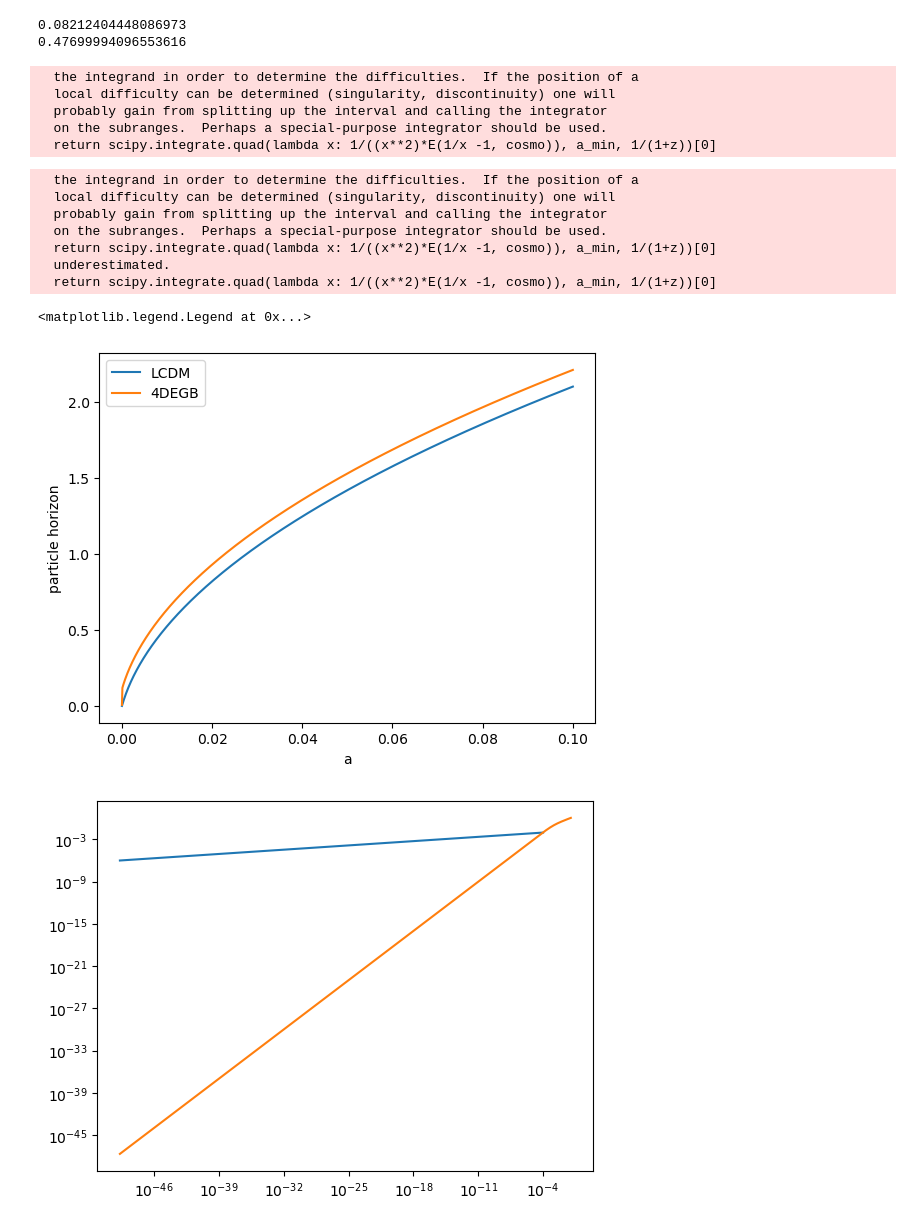
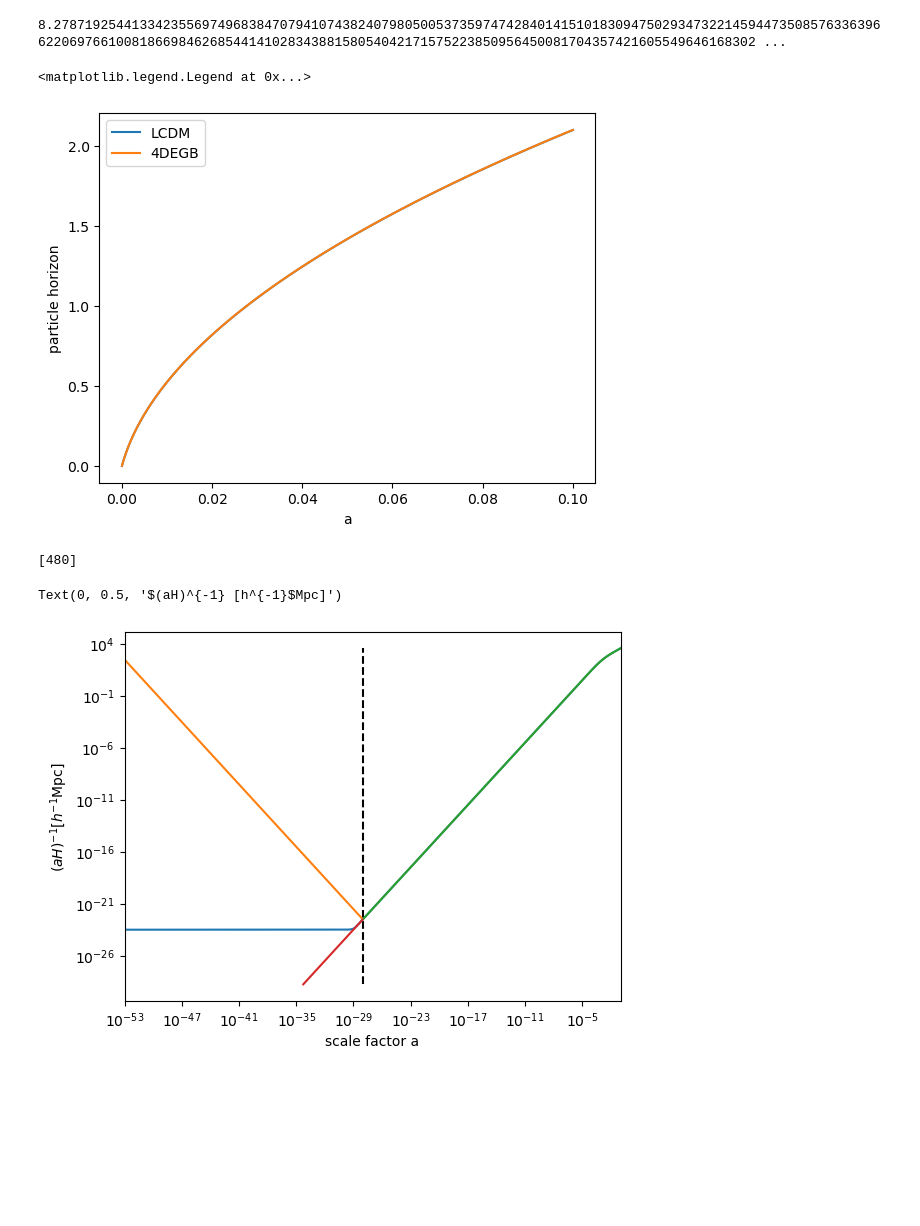
Before and after one commit to CarolaZano/4DEGB-tests, a Jupyter notebook: Background/Sound_and_particle_horizons.ipynb, the cells around one changed output. Cells and saved outputs as stored; diff of their text form; code cells hidden in the pictures; blank space fills up the shorter version.

```diff
--- a/Background/Sound_and_particle_horizons.ipynb
+++ b/Background/Sound_and_particle_horizons.ipynb
@@ -48,14 +50,14 @@ def r_s_fracH0c(z,cosmo, a_min):
     Omg_c , Omg_b , Omg_k , Omg_r, alpha_t, C_t = cosmo
     Omg_m = Omg_b + Omg_c
 
-    return scipy.integrate.quad(lambda x: 1/((x**2)*E(1/x -1, cosmo)*np.sqrt(3*(1 + R_b(Omg_b*h**2)*x))), a_min, 1/(1+z))[0]
+    return mp.quad(lambda x: 1/((x**2)*E(1/x -1, cosmo)*np.sqrt(3*(1 + R_b(Omg_b*h**2)*x))), [a_min, 1/(1+z)])
 
 # particle horizon
 def r_hor_fracH0c(z,cosmo, a_min):
     Omg_c , Omg_b , Omg_k , Omg_r, alpha_t, C_t = cosmo
     Omg_m = Omg_b + Omg_c
 
-    return scipy.integrate.quad(lambda x: 1/((x**2)*E(1/x -1, cosmo)), a_min, 1/(1+z))[0]
+    return mp.quad(lambda x: 1/((x**2)*E(1/x-1, cosmo)), [a_min, 1/(1+z)])
 
 # Used to find z_CMB
 def g1(wb):
@@ -88,16 +90,21 @@ def l_A(cosmo,h):
     Omg_m = Omg_b + Omg_c
     return np.pi*scipy.integrate.quad(lambda x: 1/E(x,cosmo), 0 , z_CMB(Omg_b,Omg_m,h))[0]/\
            (scipy.integrate.quad(lambda x: 1/((x**2)*E(1/x -1, cosmo)*np.sqrt(3*(1 + R_b(Omg_b*h**2)*x))), 1e-2, 1/(1+z_CMB(Omg_b,Omg_m,h)))[0])
+
+def find_nearest_idx(array, value):
+    array = np.asarray(array)
+    idx = (np.abs(array - value)).argmin()
+    return idx
 # %%
 # try some values
-cosmotry = [0.0453,0.027,0,9.227e-5,1e-12,0]
+cosmotry = [0.0453,0.027,0,9.227e-5,1e-20,0]
 cosmotry_LCDM = [0.0453,0.027,0,9.227e-5,0,0]
 h = 0.67
 z_CMB_val = z_CMB(cosmotry[1],(cosmotry[0]+cosmotry[1]),h)
-
 R_data = 1.74963 #\pm 5e-3 (assume no cross correlation - false)
 l_a_data = 301.80845 #\pm 0.09
-a_min = 2.5e-9
+a_min = 0
+mp.mp.dps = 3000
 
-print(r_s_fracH0c(z_CMB_val, cosmotry, a_min))
-print(np.pi*R_data/(l_a_data*np.sqrt(cosmotry[0]+cosmotry[1])))
+#print(r_s_fracH0c(z_CMB_val, cosmotry, a_min))
+#print(np.pi*R_data/(l_a_data*np.sqrt(cosmotry[0]+cosmotry[1])))
@@ -107,14 +111,13 @@ print(np.pi*R_data/(l_a_data*np.sqrt(cosmotry[0]+cosmotry[1])))
 # %%
-print(r_hor_fracH0c(z_CMB_val,cosmotry_LCDM, 0))
-print(r_hor_fracH0c(z_CMB_val,cosmotry, 1e-28))
+#print(r_hor_fracH0c(z_CMB_val,cosmotry_LCDM, 0))
+alim = 0 # approx planck scales
+#print(r_hor_fracH0c(z_CMB_val,cosmotry, alim))
+#print(r_hor_fracH0c(0,cosmotry, alim))
+val = r_hor_fracH0c(z_CMB_val,cosmotry, alim)/(
+    r_hor_fracH0c(0,cosmotry, alim) - r_hor_fracH0c(z_CMB_val,cosmotry, alim))
+print(val*180/np.pi)
 # %% [output]
-0.08212404448086973
-0.47699994096553616
+8.278719254413342355697496838470794107438240798050053735974742840141510183094750293473221459447350857633639662206976610081866984626854414102834388158054042171575223850956450081704357421605549646168302 ...
-  the integrand in order to determine the difficulties.  If the position of a
-  local difficulty can be determined (singularity, discontinuity) one will
-  probably gain from splitting up the interval and calling the integrator
-  on the subranges.  Perhaps a special-purpose integrator should be used.
-  return scipy.integrate.quad(lambda x: 1/((x**2)*E(1/x -1, cosmo)), a_min, 1/(1+z))[0]
 # %%
 a_LCDM = np.linspace(1e-20,1e-1, int(1e3))
 a = np.linspace(2e-9,1e-1, int(1e3))
@@ -125,14 +128,6 @@ r_horizon = np.zeros(len(a))
 for i in range(len(a)):
     r_horizon[i] = r_hor_fracH0c(1/a[i] - 1 , cosmotry, 1e-9)
     r_horizon_LCDM[i] = r_hor_fracH0c(1/a_LCDM[i] - 1,cosmotry_LCDM, 0)
-# %% [output]
-  the integrand in order to determine the difficulties.  If the position of a
-  local difficulty can be determined (singularity, discontinuity) one will
-  probably gain from splitting up the interval and calling the integrator
-  on the subranges.  Perhaps a special-purpose integrator should be used.
-  return scipy.integrate.quad(lambda x: 1/((x**2)*E(1/x -1, cosmo)), a_min, 1/(1+z))[0]
-  underestimated.
-  return scipy.integrate.quad(lambda x: 1/((x**2)*E(1/x -1, cosmo)), a_min, 1/(1+z))[0]
 # %%
 plt.plot(a_LCDM,r_horizon_LCDM, label = "LCDM")
 plt.plot(a,r_horizon, label = "4DEGB")
@@ -143,16 +138,36 @@ plt.ylabel("particle horizon")
 plt.legend()
 # %% [output]
 <matplotlib.legend.Legend at 0x...>
-[figure, old version]
+[figure, new version]
 # %%
-cosmotry = [0.0453,0.027,0,9.227e-5,1e-28,0]
-cosmotry_LCDM = [0.0453,0.027,0,9.227e-5,0,0]
+# Set the desired precision of Decimal
+getcontext().prec = 120
+alpha_t = Decimal('1e-112')
+cosmotry = [Decimal('0.0453'),Decimal('0.027'),Decimal('0'),Decimal('9.227e-5'),alpha_t,Decimal('0')]
+cosmotry_LCDM = [Decimal('0.0453'),Decimal('0.027'),Decimal('0'),Decimal('9.227e-5'),Decimal('0'),Decimal('0')]
 
-a = np.linspace(2e-50,1e-1, int(1e3))
-plt.plot(a, 1/(a*E(1/a -1 , cosmotry)))
+a = np.logspace(-53,-1, int(1e3),dtype=np.dtype(Decimal))
+for i in range(len(a)):
+    a[i] = Decimal(a[i])
 
-plt.plot(a, 1/(a*E(1/a -1 , cosmotry_LCDM)))
+plt.plot((alpha_t)**(Decimal('0.25'))*np.ones(len(a[int(3*idx_a_e/4):]),dtype=np.dtype(Decimal)), \
+         Decimal('3e3')/(a[int(3*idx_a_e/4):]*E(1/a[int(3*idx_a_e/4):] - 1 , cosmotry_LCDM)), "k--")
+
+idx_a_e = find_nearest_idx(a, (alpha_t)**(Decimal('0.25')))
+
+plt.plot(a, Decimal('3e3')/(a*E(1/a - 1 , cosmotry)))
+
+print([idx_a_e])
+plt.plot(a[:idx_a_e], Decimal('3e3')/(E(1/a[idx_a_e] - 1 , cosmotry_LCDM)) * 1/a[:idx_a_e])
+plt.plot(a[idx_a_e:], Decimal('3e3')/(a[idx_a_e:]*E(1/a[idx_a_e:] - 1 , cosmotry_LCDM)))
+plt.plot(a[int(3*idx_a_e/4):idx_a_e], Decimal('3e3')/(a[int(3*idx_a_e/4):idx_a_e]*E(1/a[int(3*idx_a_e/4):idx_a_e] - 1 , cosmotry_LCDM)))
+
 plt.xscale("log")
 plt.yscale("log")
+plt.xlim(1e-53,1e-1)
+plt.xlabel("scale factor a")
+plt.ylabel(r"$(aH)^{-1} [h^{-1}$Mpc]")
 # %% [output]
+[480]
+Text(0, 0.5, '$(aH)^{-1} [h^{-1}$Mpc]')
-[figure, old version]
+[figure, new version]
```
Also changed, not shown: parts of 4 cells of this notebook.
